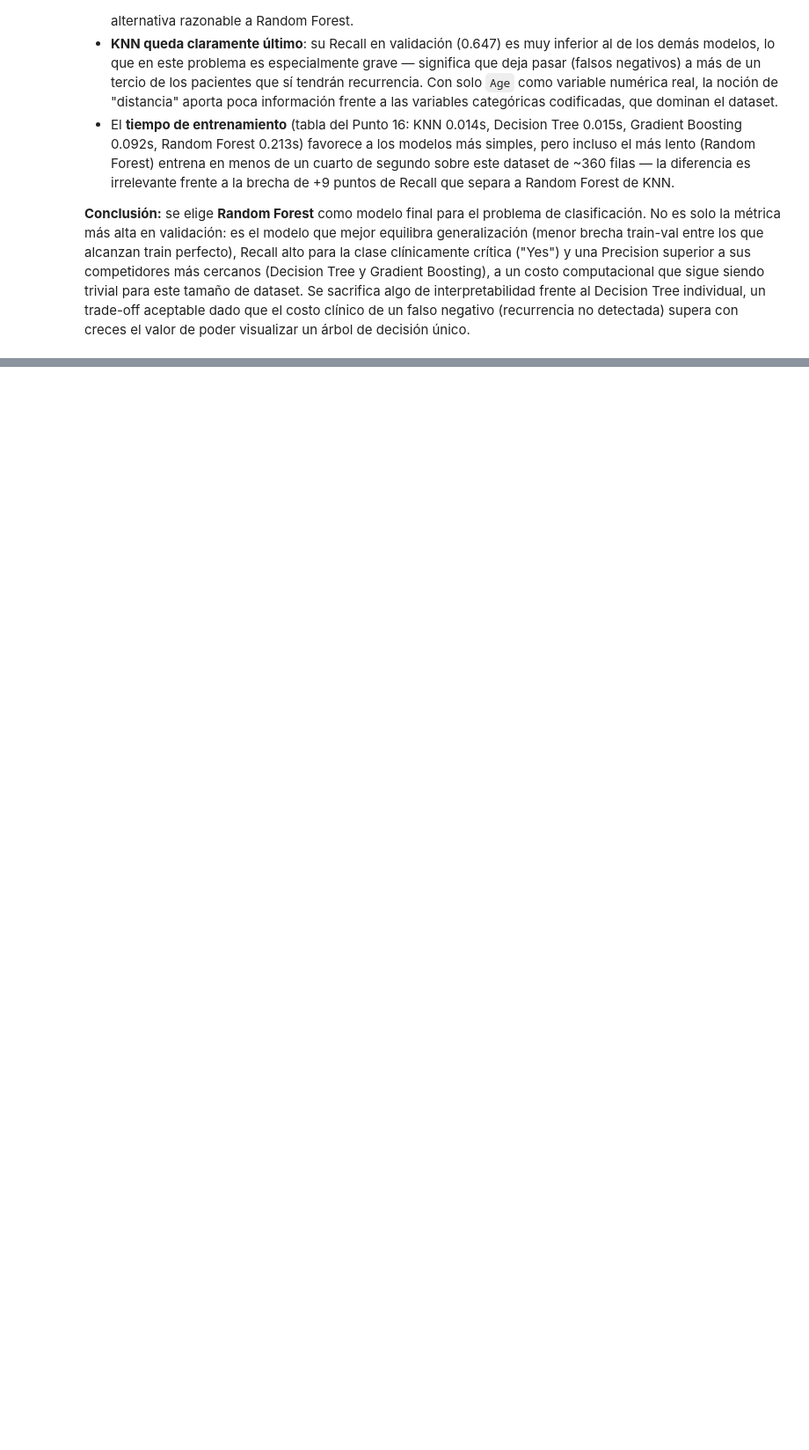
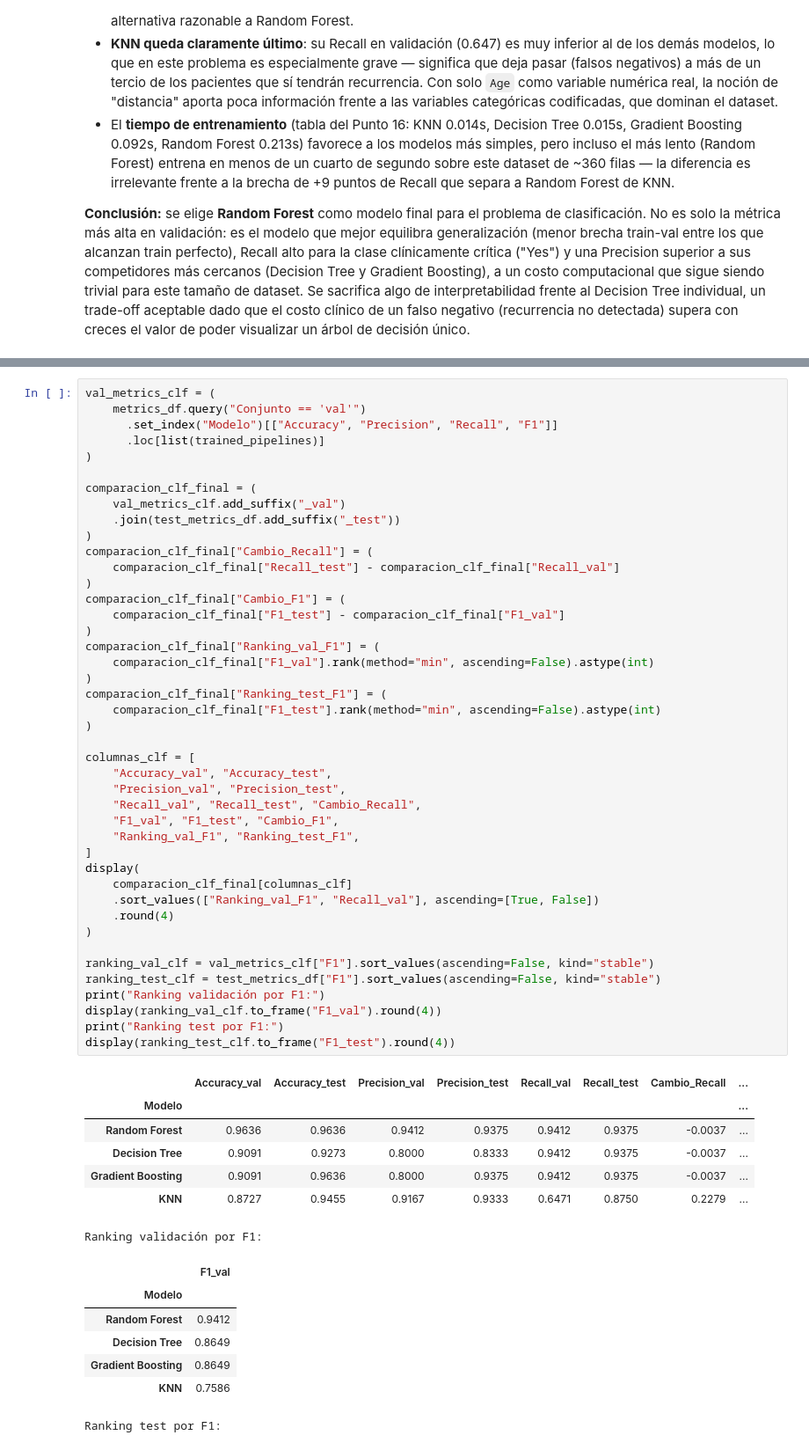
Before and after one commit to NathaliaValentinaCardozaAzuaje/ML-Workshop2, a Jupyter notebook: thyroid_workshop2.ipynb, the cells around one changed output, grey strips where cells are left out. Shown at 88% size. Drawn from its saved outputs; the diff is of its cells as text; blank space fills up the shorter version.

```diff
--- a/thyroid_workshop2.ipynb
+++ b/thyroid_workshop2.ipynb
@@ -513,0 +578,58 @@ Con base en la tabla comparativa real (Punto 20) y las matrices de confusión:
+# %%
+val_metrics_clf = (
+    metrics_df.query("Conjunto == 'val'")
+      .set_index("Modelo")[["Accuracy", "Precision", "Recall", "F1"]]
+      .loc[list(trained_pipelines)]
+)
+
+comparacion_clf_final = (
+    val_metrics_clf.add_suffix("_val")
+    .join(test_metrics_df.add_suffix("_test"))
+)
+comparacion_clf_final["Cambio_Recall"] = (
+    comparacion_clf_final["Recall_test"] - comparacion_clf_final["Recall_val"]
+)
+comparacion_clf_final["Cambio_F1"] = (
+    comparacion_clf_final["F1_test"] - comparacion_clf_final["F1_val"]
+)
+comparacion_clf_final["Ranking_val_F1"] = (
+    comparacion_clf_final["F1_val"].rank(method="min", ascending=False).astype(int)
+)
+comparacion_clf_final["Ranking_test_F1"] = (
+    comparacion_clf_final["F1_test"].rank(method="min", ascending=False).astype(int)
+)
+
+columnas_clf = [
+    "Accuracy_val", "Accuracy_test",
+    "Precision_val", "Precision_test",
+    "Recall_val", "Recall_test", "Cambio_Recall",
+    "F1_val", "F1_test", "Cambio_F1",
+    "Ranking_val_F1", "Ranking_test_F1",
+]
+display(
+    comparacion_clf_final[columnas_clf]
+    .sort_values(["Ranking_val_F1", "Recall_val"], ascending=[True, False])
+    .round(4)
+)
+
+ranking_val_clf = val_metrics_clf["F1"].sort_values(ascending=False, kind="stable")
+ranking_test_clf = test_metrics_df["F1"].sort_values(ascending=False, kind="stable")
+print("Ranking validación por F1:")
+display(ranking_val_clf.to_frame("F1_val").round(4))
+print("Ranking test por F1:")
+display(ranking_test_clf.to_frame("F1_test").round(4))
+# %% [output]
+|  | Accuracy_val | Accuracy_test | Precision_val | Precision_test | Recall_val | Recall_test | Cambio_Recall | ... |
+| Modelo |  |  |  |  |  |  |  | ... |
+| Random Forest | 0.9636 | 0.9636 | 0.9412 | 0.9375 | 0.9412 | 0.9375 | -0.0037 | ... |
+| Decision Tree | 0.9091 | 0.9273 | 0.8000 | 0.8333 | 0.9412 | 0.9375 | -0.0037 | ... |
+| Gradient Boosting | 0.9091 | 0.9636 | 0.8000 | 0.9375 | 0.9412 | 0.9375 | -0.0037 | ... |
+| KNN | 0.8727 | 0.9455 | 0.9167 | 0.9333 | 0.6471 | 0.8750 | 0.2279 | ... |
+Ranking validación por F1:
+|  | F1_val |
+| Modelo |  |
+| Random Forest | 0.9412 |
+| Decision Tree | 0.8649 |
+| Gradient Boosting | 0.8649 |
+| KNN | 0.7586 |
+Ranking test por F1:
```
Also changed, not shown: parts of 9 cells of this notebook, 1 other file.
